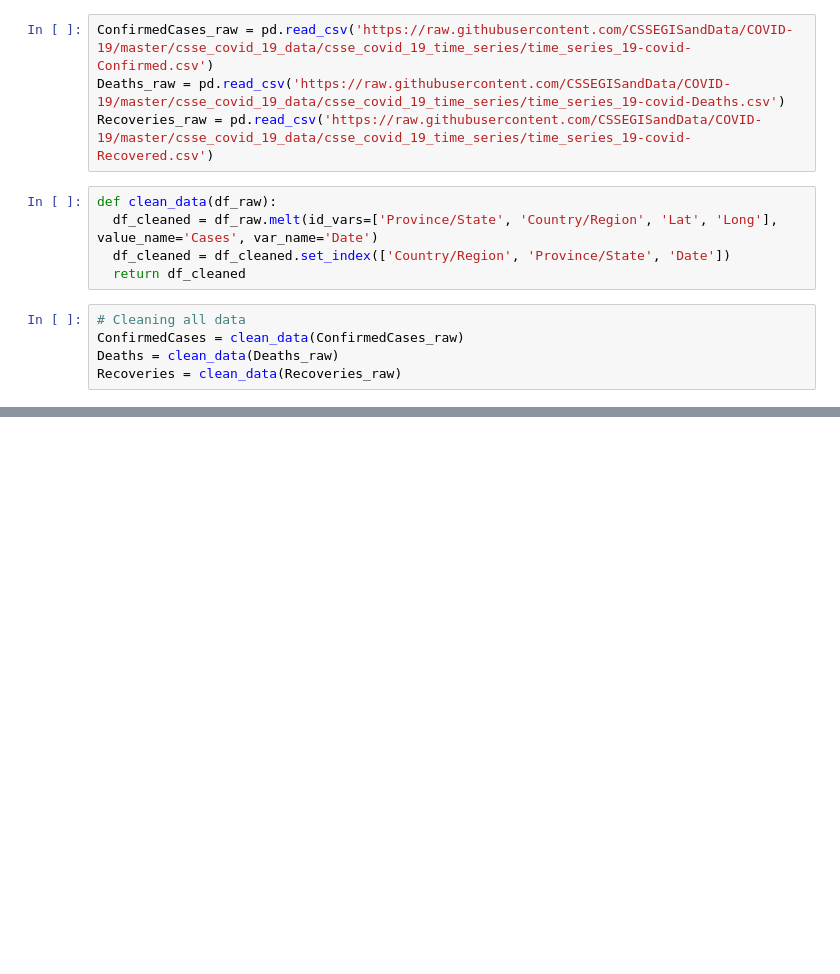
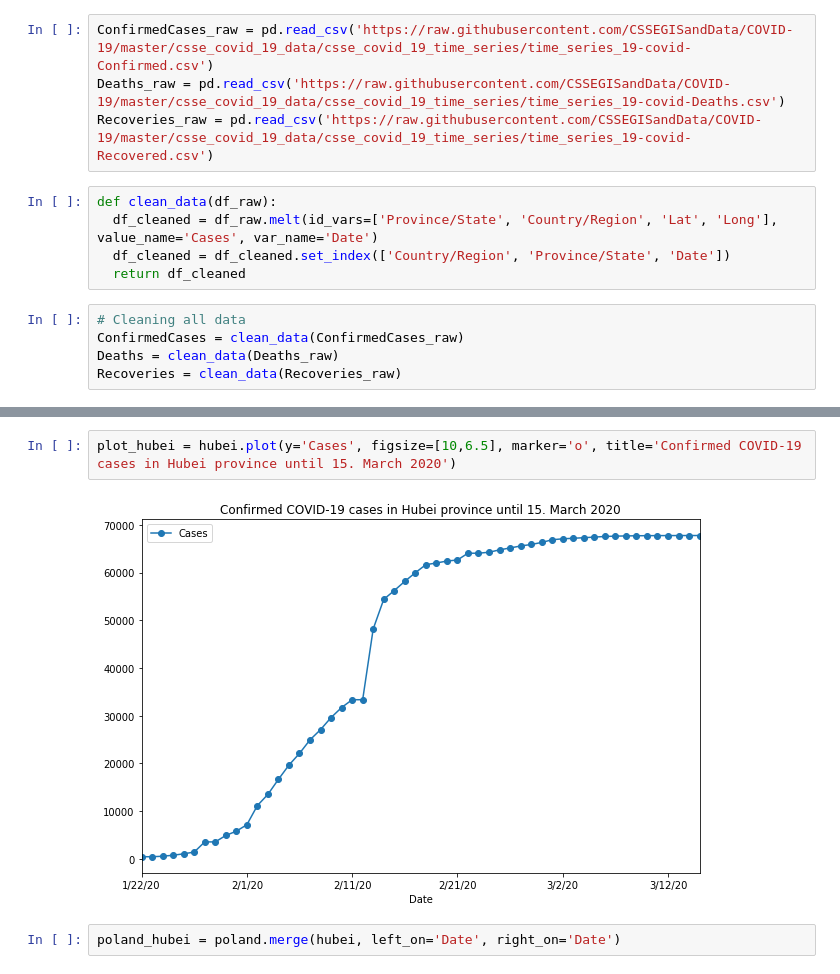
Before and after one commit to LOpuchlik/Korona_science, a Jupyter notebook: korona_day1.ipynb, the cells around one changed output, grey strips where cells are left out. Saved outputs shown, nothing was run; the diff lists cells and outputs as text; blank space fills up the shorter version.

```diff
--- a/korona_day1.ipynb
+++ b/korona_day1.ipynb
@@ -27,0 +55,6 @@ Recoveries = clean_data(Recoveries_raw)
+# %%
+plot_hubei = hubei.plot(y='Cases', figsize=[10,6.5], marker='o', title='Confirmed COVID-19 cases in Hubei province until 15. March 2020')
+# %% [output]
+[figure, added]
+# %%
+poland_hubei = poland.merge(hubei, left_on='Date', right_on='Date')
```
Also changed, not shown: parts of 7 cells of this notebook.
